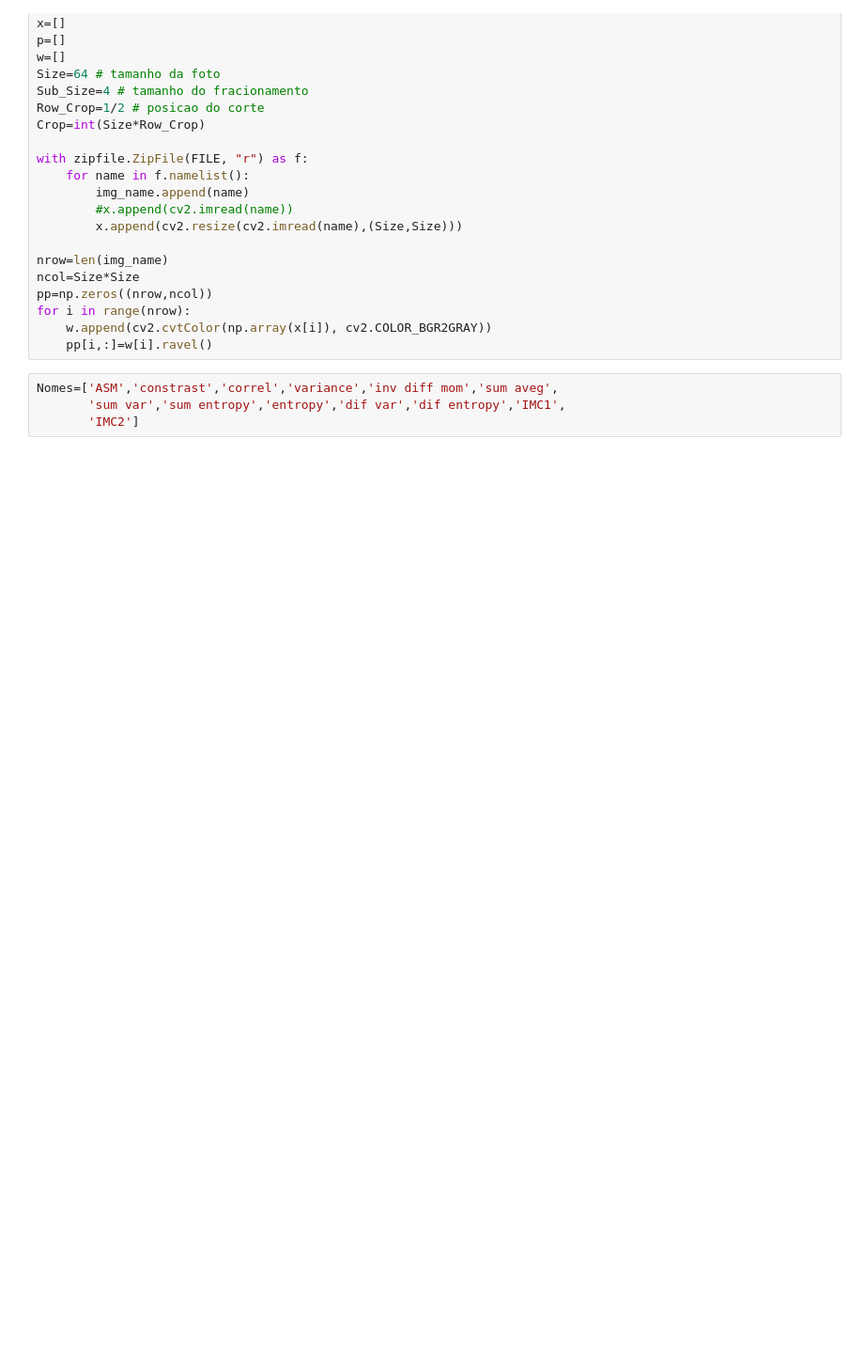
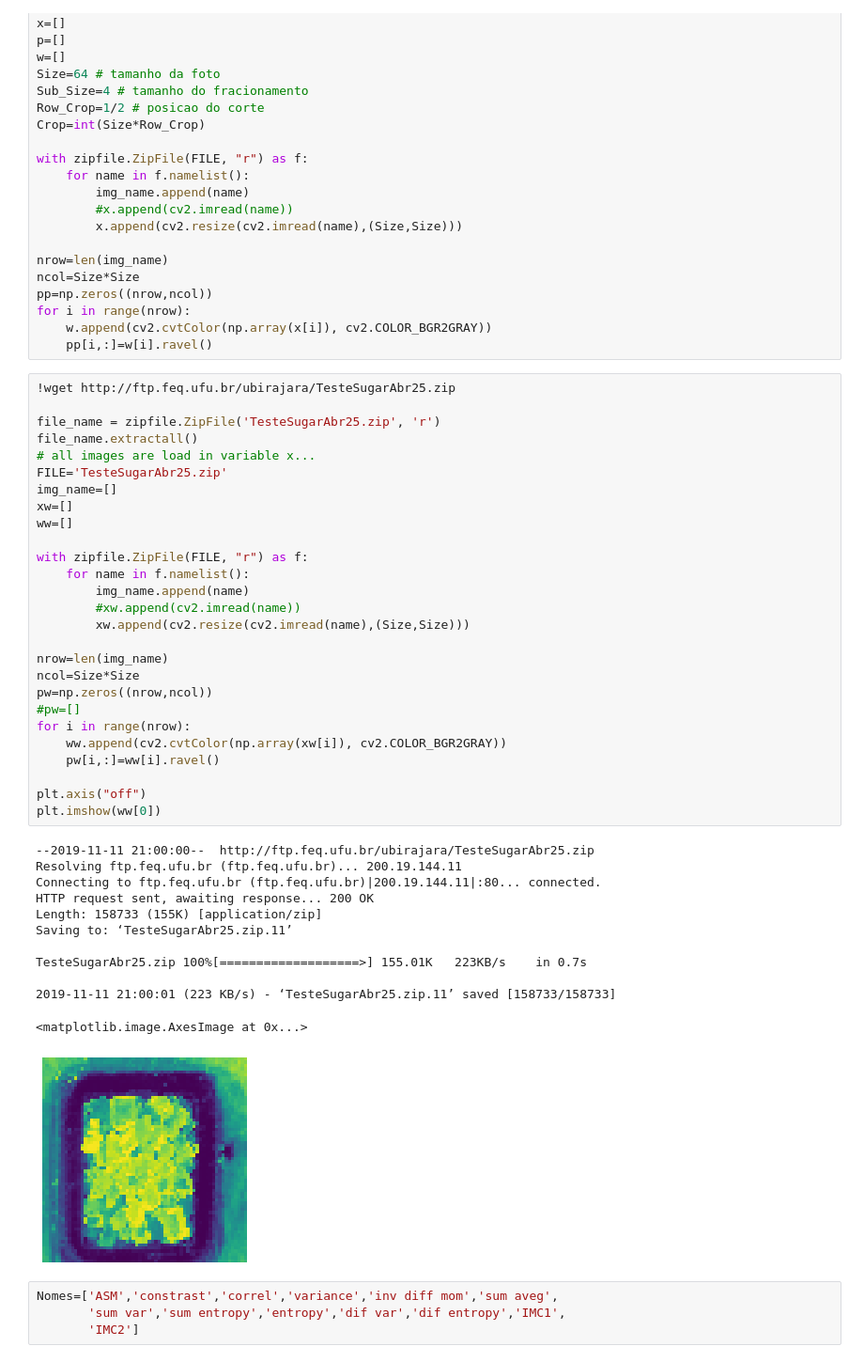
Before and after one commit to ucfilho/marquesgabi, a Jupyter notebook: Mahotas_Fracionado_teste_003_nov_11_2019.ipynb, the cells around one changed output. Shown at 94% size. Saved outputs shown, nothing was run; the diff lists cells and outputs as text; blank space fills up the shorter version.

```diff
--- a/Mahotas_Fracionado_teste_003_nov_11_2019.ipynb
+++ b/Mahotas_Fracionado_teste_003_nov_11_2019.ipynb
@@ -93,6 +85,46 @@ pp=np.zeros((nrow,ncol))
 for i in range(nrow):
     w.append(cv2.cvtColor(np.array(x[i]), cv2.COLOR_BGR2GRAY))
     pp[i,:]=w[i].ravel()
+# %%
+!wget http://ftp.feq.ufu.br/ubirajara/TesteSugarAbr25.zip
+
+file_name = zipfile.ZipFile('TesteSugarAbr25.zip', 'r')
+file_name.extractall()
+# all images are load in variable x...
+FILE='TesteSugarAbr25.zip'
+img_name=[]
+xw=[]
+ww=[]
+
+with zipfile.ZipFile(FILE, "r") as f:
+    for name in f.namelist():
+        img_name.append(name)
+        #xw.append(cv2.imread(name))
+        xw.append(cv2.resize(cv2.imread(name),(Size,Size)))
+
+nrow=len(img_name)
+ncol=Size*Size
+pw=np.zeros((nrow,ncol))
+#pw=[]
+for i in range(nrow):
+    ww.append(cv2.cvtColor(np.array(xw[i]), cv2.COLOR_BGR2GRAY))
+    pw[i,:]=ww[i].ravel()
+
+plt.axis("off")
+plt.imshow(ww[0])
+# %% [output]
+--2019-11-11 21:00:00--  http://ftp.feq.ufu.br/ubirajara/TesteSugarAbr25.zip
+Resolving ftp.feq.ufu.br (ftp.feq.ufu.br)... 200.19.144.11
+Connecting to ftp.feq.ufu.br (ftp.feq.ufu.br)|200.19.144.11|:80... connected.
+HTTP request sent, awaiting response... 200 OK
+Length: 158733 (155K) [application/zip]
+Saving to: ‘TesteSugarAbr25.zip.11’
+
+TesteSugarAbr25.zip 100%[===================>] 155.01K   223KB/s    in 0.7s
+
+2019-11-11 21:00:01 (223 KB/s) - ‘TesteSugarAbr25.zip.11’ saved [158733/158733]
+<matplotlib.image.AxesImage at 0x...>
+[figure, added]
 # %%
 Nomes=['ASM','constrast','correl','variance','inv diff mom','sum aveg',
        'sum var','sum entropy','entropy','dif var','dif entropy','IMC1',
```
Also changed, not shown: parts of 7 cells of this notebook.
